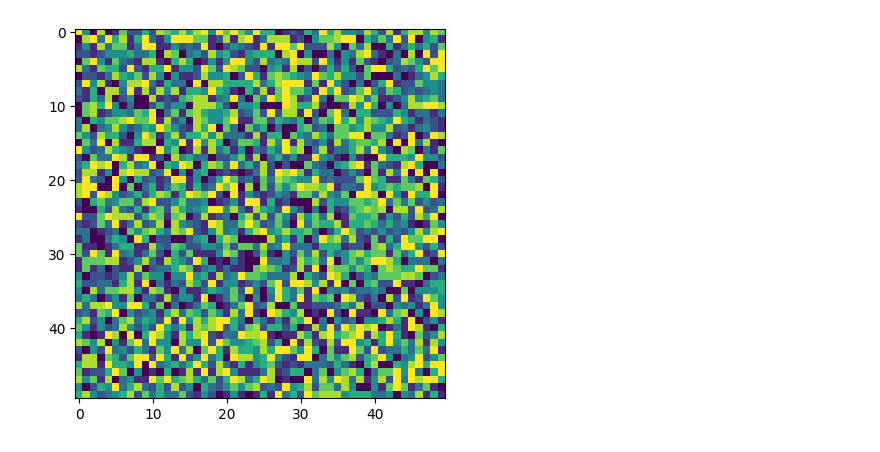
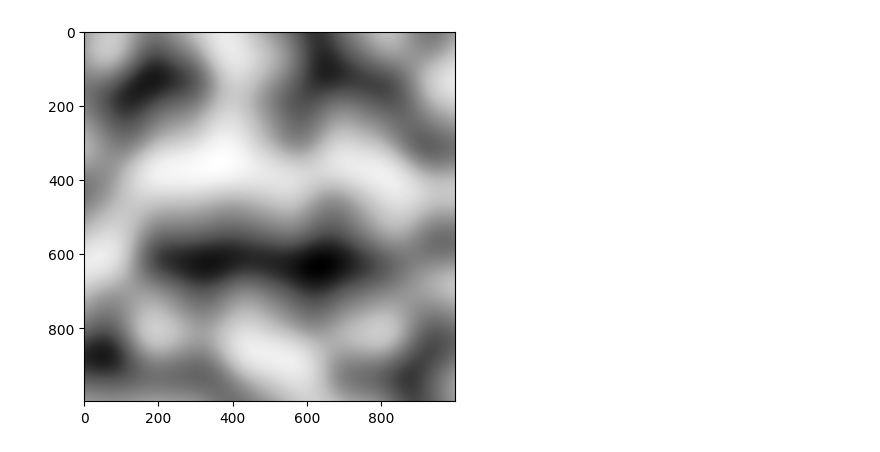
Before and after one commit to chipseater/TIPE, a Jupyter notebook: jupyter/visualization.ipynb, the cells around one changed output. Drawn from its saved outputs; the diff is of its cells as text; code cells hidden in the pictures.

```diff
--- a/jupyter/visualization.ipynb
+++ b/jupyter/visualization.ipynb
@@ -106,8 +4,11 @@ grid_2 = """2 5 6 1 5 3 3 3 4 4 5 3 5 7 6 7 6 5 5 4 7 4 6 7 3 5 4 4 3 1 3 1 5 4
 # %%
-array_1 = np.array([[int(i) for i in col.split(' ')] for col in [row for row in grid_1.split('\n')]])
-array_2 = np.array([[int(i) for i in col.split(' ')] for col in [row for row in grid_2.split('\n')]])
+f = open('../map.txt', 'r')
+grid = f.read()
 
-plt.imshow(array_1)
+n = len([row for row in grid.split('\n')])
+array_1 = np.array([[float(i) for i in col.split(' ')] for col in [row for row in grid.split('\n')][1:n - 2]])
+
+plt.imshow(array_1, cmap='Grays')
 plt.show()
 # %% [output]
-[figure, old version]
+[figure, new version]
```
Also changed, not shown: parts of 2 cells of this notebook, 5 other files.
